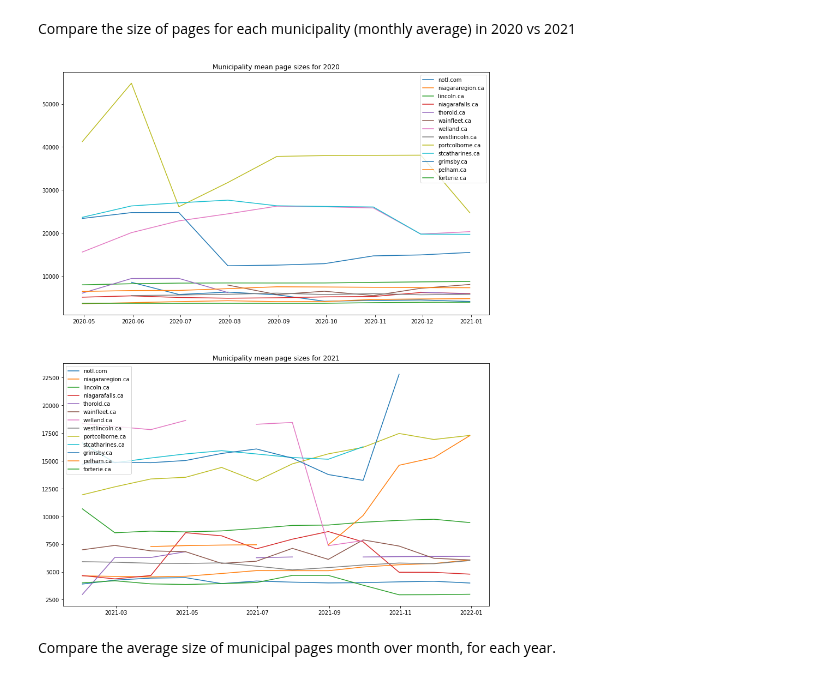
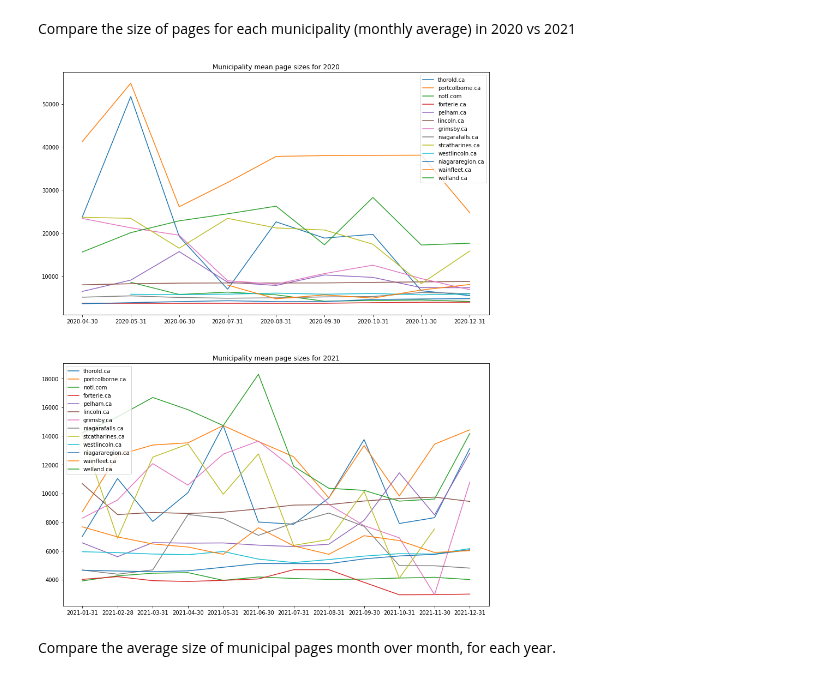
Before and after one commit to BrockDSL/ARCH_Data_Explore, a Jupyter notebook: Municipality_content_size.ipynb, the cells around one changed output. Drawn from its saved outputs; the diff is of its cells as text; code cells hidden in the pictures.

Commit message:
Update Municipality_content_size.ipynb
backfill/forwardfill na values.

```diff
--- a/Municipality_content_size.ipynb
+++ b/Municipality_content_size.ipynb
@@ -30,15 +30,13 @@ def download_file(url, filename=None, loud=True):
   r.close()
 
 def get_muni_data():
-  download_file("https://brockau.s3.us-east-2.amazonaws.com/municipal_data.csv.gz")
-  !gunzip -f municipal_data.csv.gz
-  archive_data = pd.read_csv("municipal_data.csv")
-  archive_data.drop(columns=['Unnamed: 0', 'index', 'v_comp','v_pos','v_neg','v_neu', 'mime_type_web_server', 'mime_type_tika', 'language'], inplace=True)
-  archive_data = archive_data[archive_data.content.notna()]
+  download_file("https://brockau.s3.us-east-2.amazonaws.com/url_cv19.csv.gz")
+  archive_data = pd.read_csv("url_cv19.csv.gz")
   archive_data.crawl_date = pd.to_datetime(archive_data.crawl_date)
   archive_data.content = archive_data.content.astype("string")
   return archive_data
 
+#Not really needed since url_cv19 dataset has been filtered for this, but do it for safety anyways
 r = requests.get('https://raw.githubusercontent.com/BrockDSL/ARCH_Data_Explore/main/urls_of_interest.txt')
 urls_of_interest = r.text.split()
 
@@ -59,7 +57,10 @@ domains = [
 
 #Retrieve data
 data = get_muni_data()
-data = data[data.url.isin(urls_of_interest)].drop_duplicates(subset=['crawl_date','url','content'])
-data = data.sort_values(by=['domain', 'crawl_date'])
-data = data.set_index('domain')
+data['length'] = data.loc[data.content.notna()].apply(lambda row: len(row.content), axis=1)
+data = data[data.url.isin(urls_of_interest)]
+data = data.fillna(method='ffill').fillna(method='bfill')\
+           .drop_duplicates(subset=['crawl_date','url','content'])\
+           .sort_values(by=['domain', 'crawl_date'])\
+           .set_index('domain')
 # %% [output]
@@ -68,17 +69,13 @@ Download progress of municipal_data.csv.gz 51339264/51335494: 100%
 def monthly_means(data):
   content_means= []
 
-  for d in set(data.index.values):
-    domain_data = data.loc[d]
-    #Domains with only a single row of data are returned as series
-    if(type(domain_data) == pd.core.series.Series):
-      content_means.append(pd.DataFrame([{'domain': domain_data.name, 'length': domain_data.length}], index=[domain_data.crawl_date]))
-    else:
-      means = domain_data.groupby(pd.Grouper(freq='1M', key='crawl_date')).mean()
-      means['domain'] = d
-      content_means.append(means)
+  for d in domains:
+    means = data.loc[d].groupby(pd.Grouper(freq='1M', key='crawl_date')).mean()
+    means['domain'] = d
+    content_means.append(means)
 
   return pd.concat(content_means)
+
 data_2020 = monthly_means(data[data.crawl_date < '2021-01-01'])
 data_2021 = monthly_means(data[data.crawl_date >= '2021-01-01'])
 # %% [markdown]
@@ -116,17 +113,17 @@ Compare the size of pages for each municipality (monthly average) in 2020 vs 202
 # %%
 def plot_combined(ax, data, year):
   for d in set(data.domain):
-    xdata = data[data.domain == d].index.values
+    xdata = data[data.domain == d].index.strftime('%Y-%m-%d')
     ydata = data[data.domain == d].length
     ax.plot(xdata,ydata, label=d)
     ax.legend()
     ax.set_title(f"Municipality mean page sizes for {year}")
 
 fig, ax = plt.subplots(2, 1, figsize=(14,18))
 plot_combined(ax[0], data_2020, '2020')
 plot_combined(ax[1], data_2021, '2021')
 # %% [output]
-[figure, old version]
+[figure, new version]
 # %% [markdown]
 Compare the average size of municipal pages month over month, for each year.
 # %%
```
Also changed, not shown: parts of 2 cells of this notebook.
